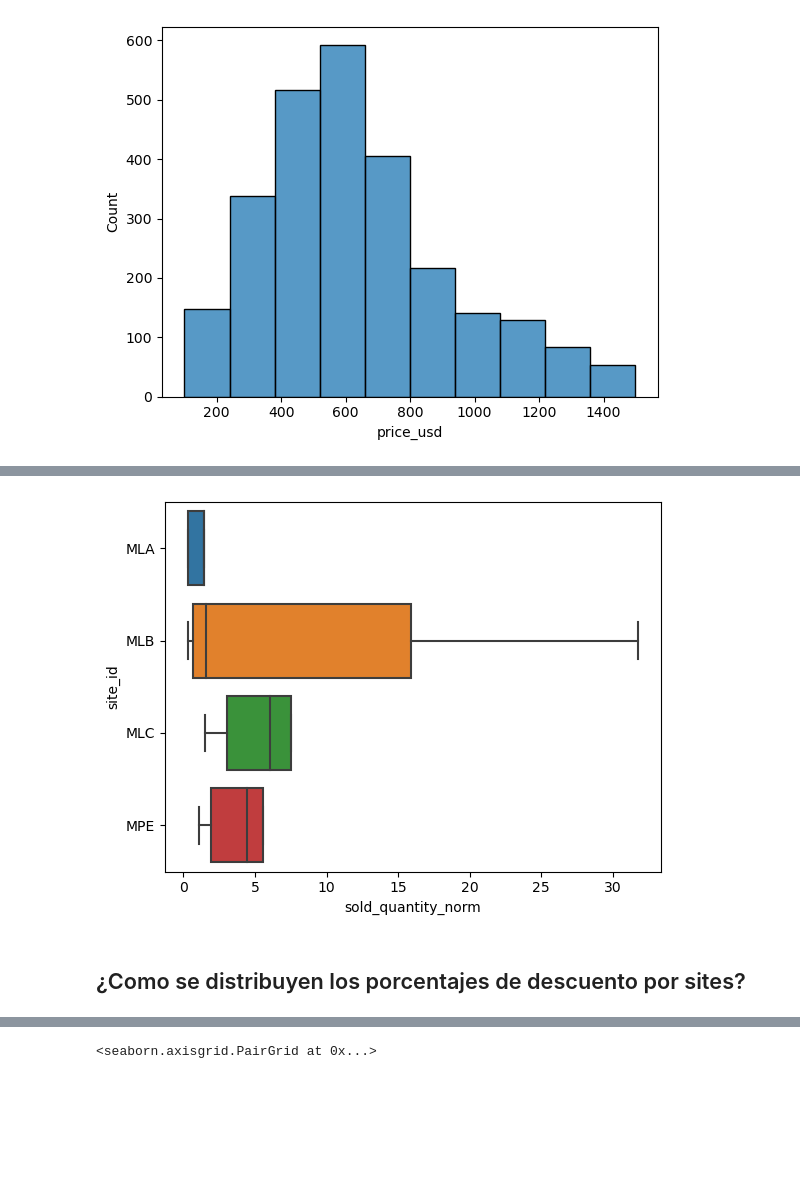
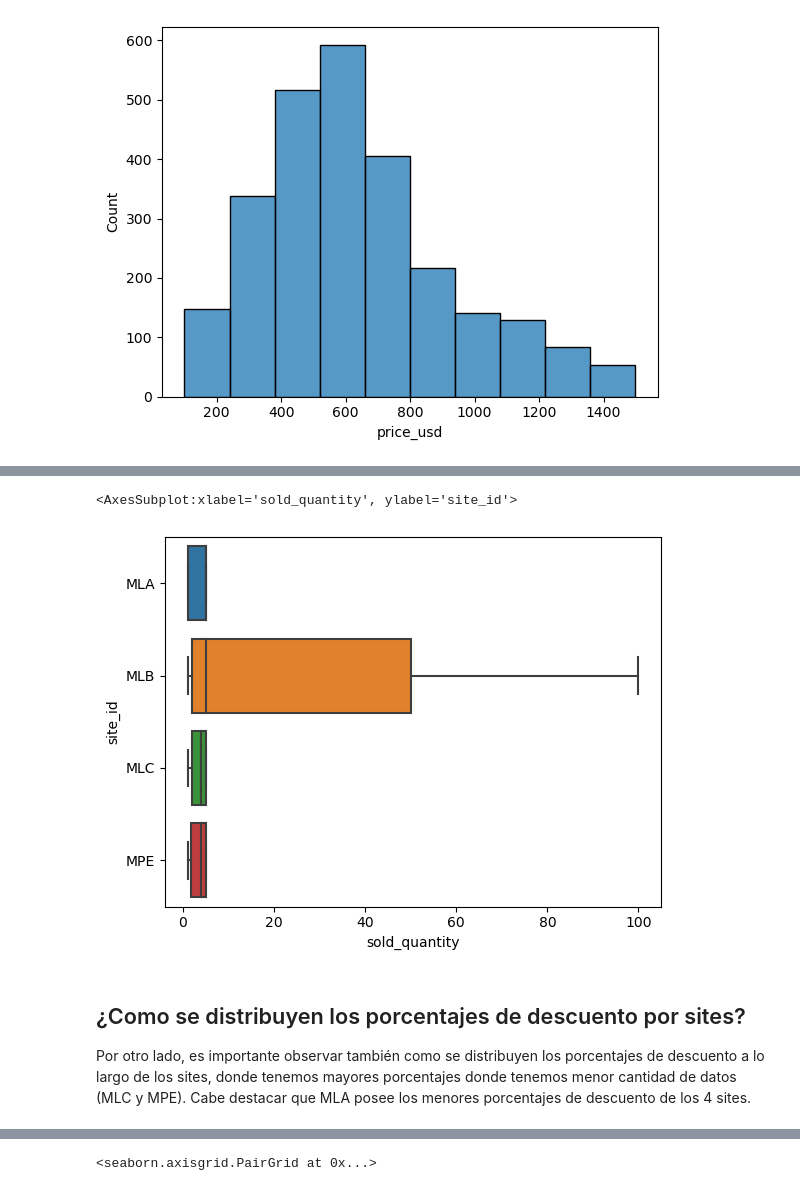
Before and after one commit to pablodiazj/ecommerce_analysis, a Jupyter notebook: ecommerce_analysis/data_exploration.ipynb, the cells around one changed output, grey strips where cells are left out. Cells and saved outputs as stored; diff of their text form; code cells hidden in the pictures; blank space fills up the shorter version.

Commit message:
Add comments to data exploration notebook

```diff
--- a/ecommerce_analysis/data_exploration.ipynb
+++ b/ecommerce_analysis/data_exploration.ipynb
@@ -178,9 +223,11 @@ sns.histplot(data=search_results[(search_results['price_usd']>100) & (search_res
 # %%
-sns.boxplot(data=search_results[search_results['sold_quantity_norm']>0], x='sold_quantity_norm', y='site_id', showfliers=False)
+sns.boxplot(data=search_results[search_results['sold_quantity']>0], x='sold_quantity', y='site_id', showfliers=False)
 # %% [output]
+<AxesSubplot:xlabel='sold_quantity', ylabel='site_id'>
-[figure, old version]
+[figure, new version]
-# %% [markdown]
-## ¿Como se distribuyen los porcentajes de descuento por sites?
+# %% [markdown]
+## ¿Como se distribuyen los porcentajes de descuento por sites?
+Por otro lado, es importante observar también como se distribuyen los porcentajes de descuento a lo largo de los sites, donde tenemos mayores porcentajes donde tenemos menor cantidad de datos (MLC y MPE). Cabe destacar que MLA posee los menores porcentajes de descuento de los 4 sites.
 # %%
 sns.boxplot(data=search_results[search_results['has_discount']==1], x='discount_percentage', y='site_id')
 # %% [output]
```
Also changed, not shown: parts of 16 cells of this notebook.
